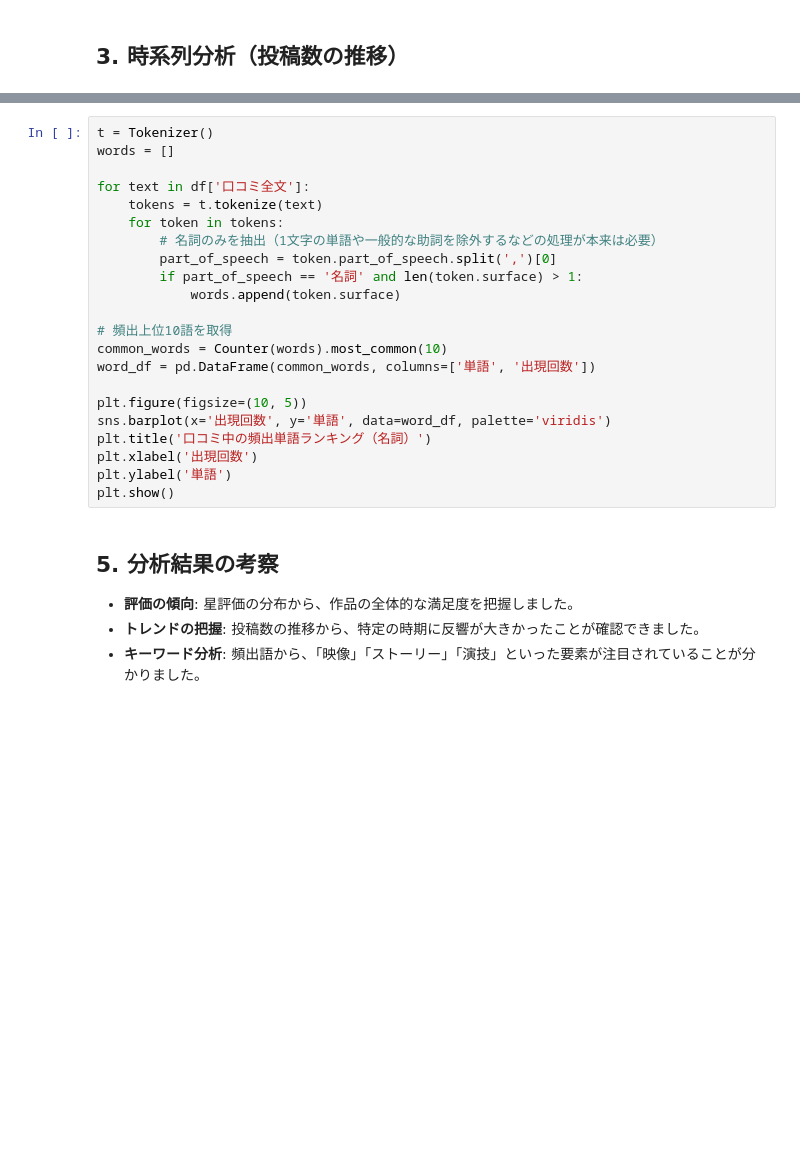
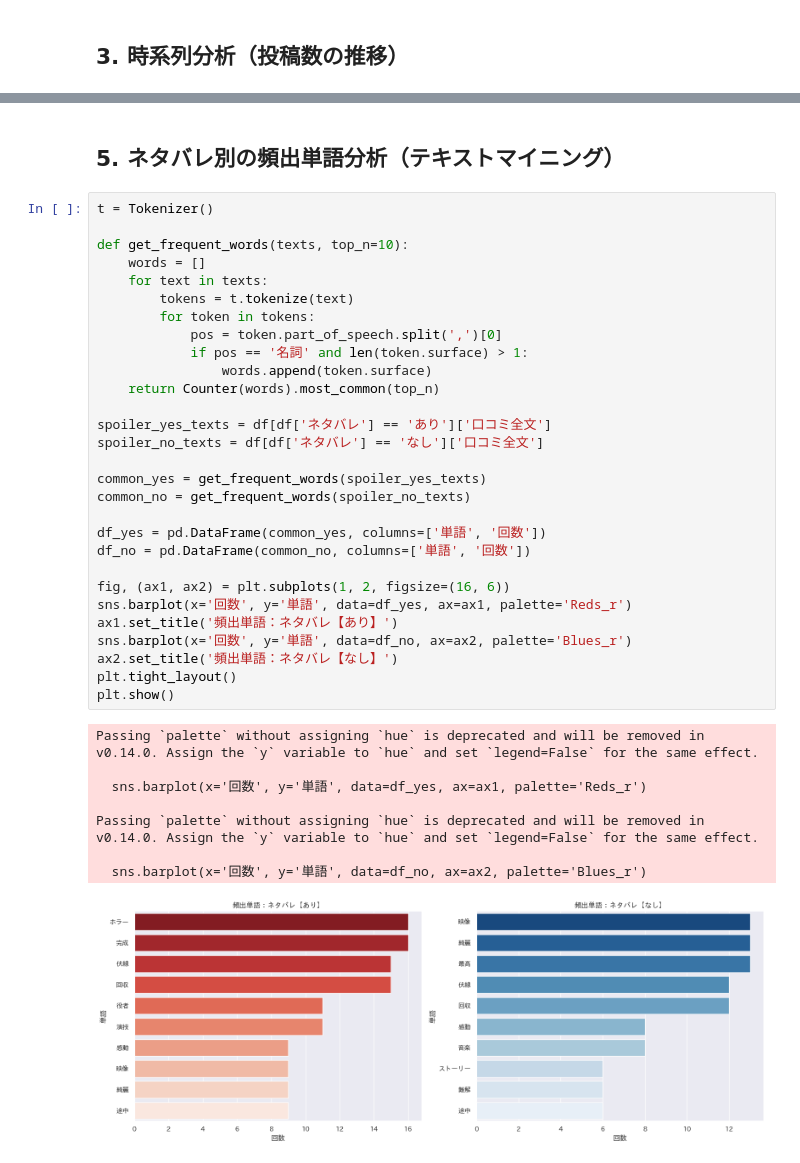
Before and after one commit to zion-36/movie-review-analysis, a Jupyter notebook: analysis.ipynb, the cells around one changed output, grey strips where cells are left out. Drawn from its saved outputs; the diff is of its cells as text; blank space fills up the shorter version.

```diff
--- a/analysis.ipynb
+++ b/analysis.ipynb
@@ -59,28 +100,40 @@ plt.show()
+# %% [markdown]
+## 5. ネタバレ別の頻出単語分析（テキストマイニング）
 # %%
 t = Tokenizer()
-words = []
 
-for text in df['口コミ全文']:
-    tokens = t.tokenize(text)
-    for token in tokens:
-        # 名詞のみを抽出（1文字の単語や一般的な助詞を除外するなどの処理が本来は必要）
-        part_of_speech = token.part_of_speech.split(',')[0]
-        if part_of_speech == '名詞' and len(token.surface) > 1:
-            words.append(token.surface)
+def get_frequent_words(texts, top_n=10):
+    words = []
+    for text in texts:
+        tokens = t.tokenize(text)
+        for token in tokens:
+            pos = token.part_of_speech.split(',')[0]
+            if pos == '名詞' and len(token.surface) > 1:
+                words.append(token.surface)
+    return Counter(words).most_common(top_n)
 
-# 頻出上位10語を取得
-common_words = Counter(words).most_common(10)
-word_df = pd.DataFrame(common_words, columns=['単語', '出現回数'])
+spoiler_yes_texts = df[df['ネタバレ'] == 'あり']['口コミ全文']
+spoiler_no_texts = df[df['ネタバレ'] == 'なし']['口コミ全文']
 
-plt.figure(figsize=(10, 5))
-sns.barplot(x='出現回数', y='単語', data=word_df, palette='viridis')
-plt.title('口コミ中の頻出単語ランキング（名詞）')
-plt.xlabel('出現回数')
-plt.ylabel('単語')
+common_yes = get_frequent_words(spoiler_yes_texts)
+common_no = get_frequent_words(spoiler_no_texts)
+
+df_yes = pd.DataFrame(common_yes, columns=['単語', '回数'])
+df_no = pd.DataFrame(common_no, columns=['単語', '回数'])
+
+fig, (ax1, ax2) = plt.subplots(1, 2, figsize=(16, 6))
+sns.barplot(x='回数', y='単語', data=df_yes, ax=ax1, palette='Reds_r')
+ax1.set_title('頻出単語：ネタバレ【あり】')
+sns.barplot(x='回数', y='単語', data=df_no, ax=ax2, palette='Blues_r')
+ax2.set_title('頻出単語：ネタバレ【なし】')
+plt.tight_layout()
 plt.show()
+# %% [output]
+Passing `palette` without assigning `hue` is deprecated and will be removed in v0.14.0. Assign the `y` variable to `hue` and set `legend=False` for the same effect.
+
+  sns.barplot(x='回数', y='単語', data=df_yes, ax=ax1, palette='Reds_r')
+
+Passing `palette` without assigning `hue` is deprecated and will be removed in v0.14.0. Assign the `y` variable to `hue` and set `legend=False` for the same effect.
+
+  sns.barplot(x='回数', y='単語', data=df_no, ax=ax2, palette='Blues_r')
+[figure, added]
-# %% [markdown]
-## 5. 分析結果の考察
-
-- **評価の傾向**: 星評価の分布から、作品の全体的な満足度を把握しました。
-- **トレンドの把握**: 投稿数の推移から、特定の時期に反響が大きかったことが確認できました。
-- **キーワード分析**: 頻出語から、「映像」「ストーリー」「演技」といった要素が注目されていることが分かりました。
```
Also changed, not shown: parts of 11 cells of this notebook.
